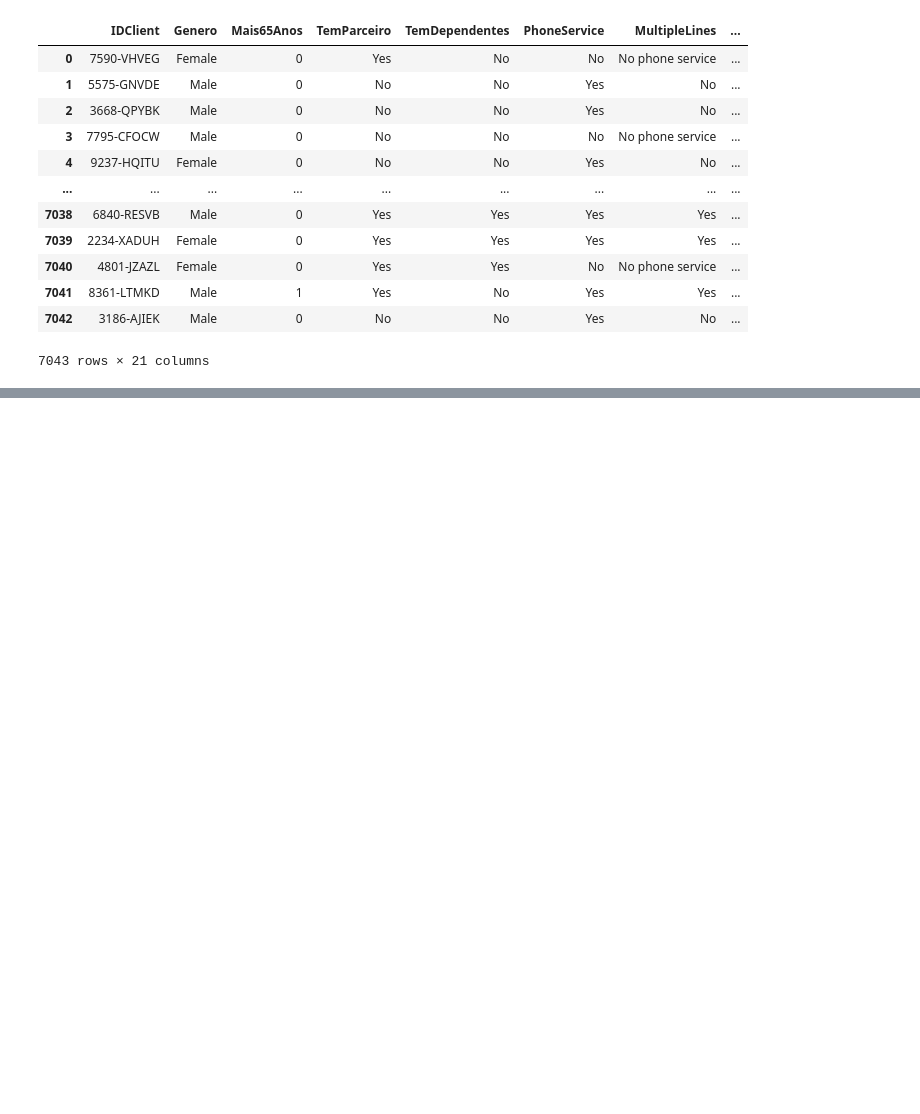
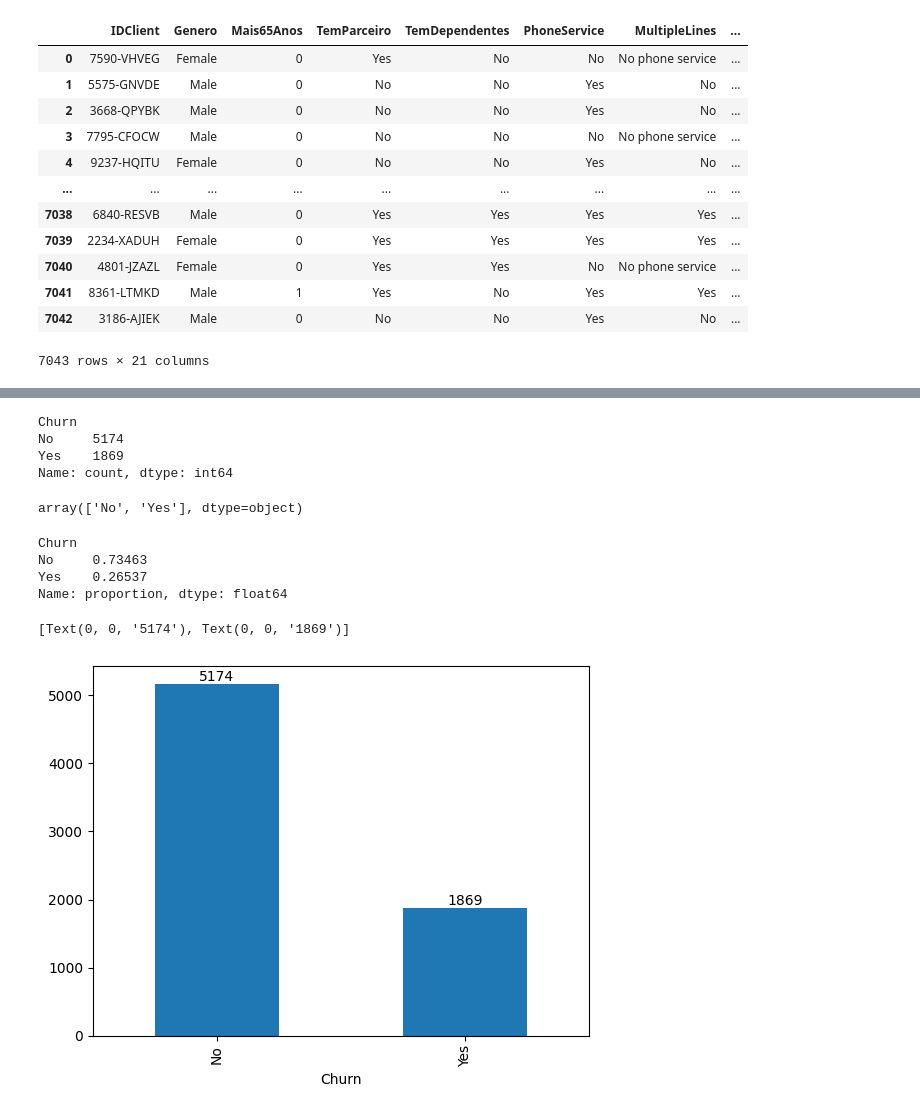
Before and after one commit to lfqcamargo/Estudos, a Jupyter notebook: IA-ML/eda/eda_chrun.ipynb, the cells around one changed output, grey strips where cells are left out. Drawn from its saved outputs; the diff is of its cells as text; code cells hidden in the pictures; blank space fills up the shorter version.

```diff
--- a/IA-ML/eda/eda_chrun.ipynb
+++ b/IA-ML/eda/eda_chrun.ipynb
@@ -519,3 +508,5 @@ df_temp.fillna(value={'TotalCharges': 2283.30, 'Genero': 'Não Declarado'})
 | 7041 | 8361-LTMKD | Male | 1 | Yes | No | Yes | Yes | ... |
 | 7042 | 3186-AJIEK | Male | 0 | No | No | Yes | No | ... |
 7043 rows × 21 columns
+# %%
+df_churn = df_temp
@@ -521,0 +518,29 @@ df_temp.fillna(value={'TotalCharges': 2283.30, 'Genero': 'Não Declarado'})
+# %%
+# Contar clientes usando a variável chrun como referência
+df_churn.Churn.value_counts()
+# %% [output]
+Churn
+No     5174
+Yes    1869
+Name: count, dtype: int64
+# %%
+# Como identificar valores possíveis (únicos) numa variável do DataFrame
+df_churn.Churn.unique()
+# %% [output]
+array(['No', 'Yes'], dtype=object)
+# %%
+# Como é a distribuição de cliente (percentualmente falando) que abandonaram ou continuam ativos
+df_churn.Churn.value_counts(normalize=True)
+# %% [output]
+Churn
+No     0.73463
+Yes    0.26537
+Name: proportion, dtype: float64
+# %%
+# Plot distribuição Churn (Quantidade)
+ax = df_churn.Churn.value_counts().plot.bar()
+
+ax.bar_label(ax.containers[0])
+# %% [output]
+[Text(0, 0, '5174'), Text(0, 0, '1869')]
+[figure, added]
```
Also changed, not shown: parts of 68 cells of this notebook, 2 other files.
